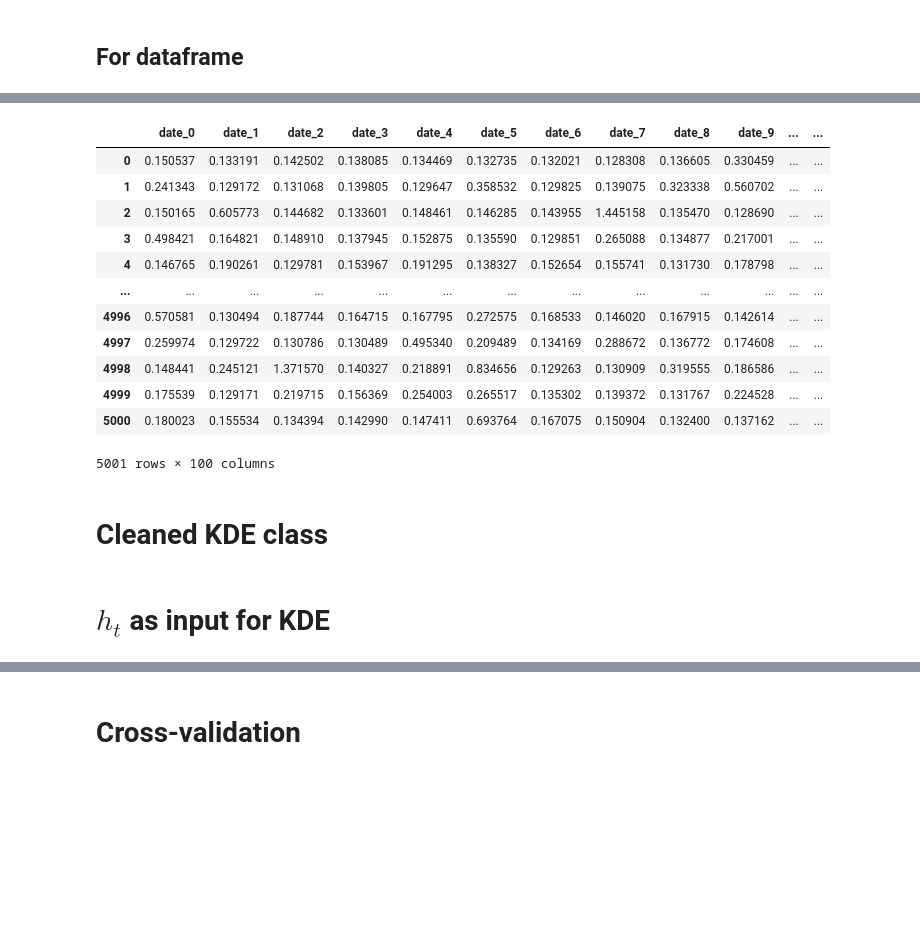
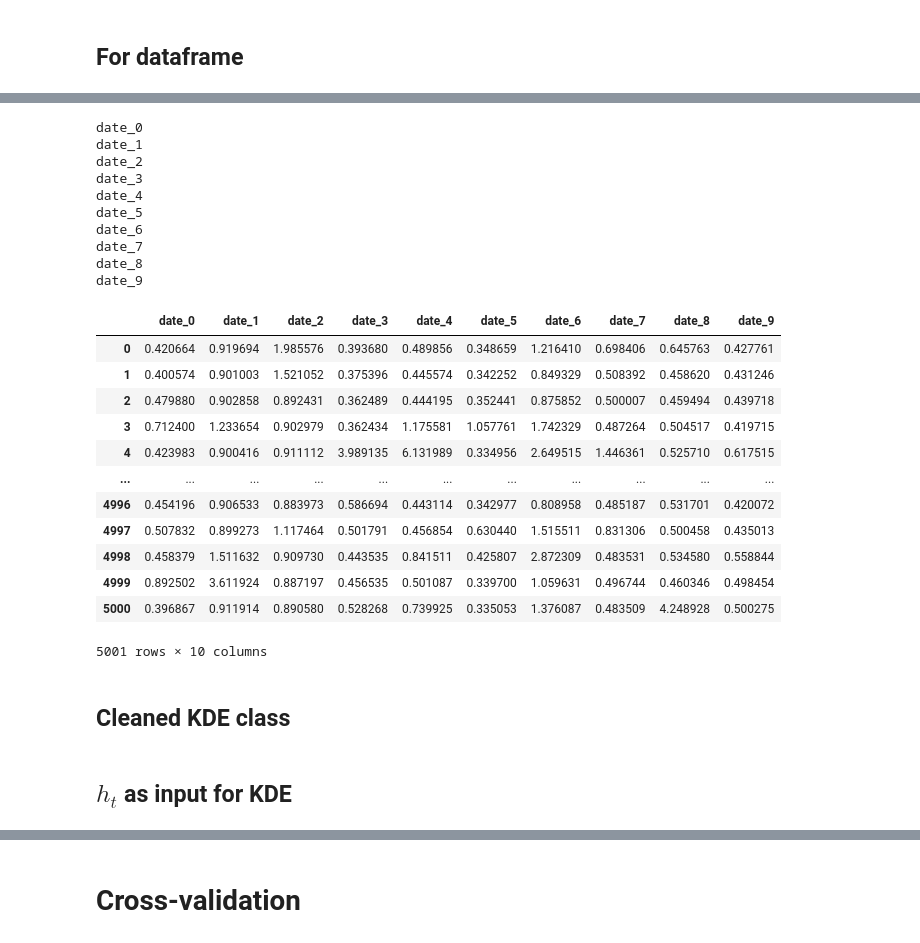
Before and after one commit to matheus-vizzotto/densities4risk, a Jupyter notebook: notebooks/development/bandwidth_selection.ipynb, the cells around one changed output, grey strips where cells are left out. Saved outputs shown, nothing was run; the diff lists cells and outputs as text; code cells hidden in the pictures; blank space fills up the shorter version.

```diff
--- a/notebooks/development/bandwidth_selection.ipynb
+++ b/notebooks/development/bandwidth_selection.ipynb
@@ -196,11 +202,11 @@ def get_rot_bandwidth_ck():
 # %%
-def _gaussian_kernel(self, u):
+def _gaussian_kernel(u):
     """
     Gaussian kernel.
     """
     return norm.pdf(u)
 
-def _t_student_kernel(self, u, df):
+def _t_student_kernel(u, df):
     """
     Student-t kernel.
 
@@ -211,7 +217,7 @@ def _t_student_kernel(self, u, df):
     """
     return t.pdf(u, df=df)
 
-def _epanechnikov_kernel(self, u):
+def _epanechnikov_kernel(u):
     """
     Epanechnikov kernel.
     """
@@ -256,7 +262,7 @@ def _optimize_sklearn(X, bandwidths, cv, kernel):
     grid.fit(X.reshape(-1, 1))
     return grid.best_params_["bandwidth"]
 
-def _optimize_t_student(X, bandwidths, cv, df=3):
+def _optimize_t_student(X, bandwidths, cv, df):
     """Internal helper for manual Student-t LCV."""
     max_log_lik = -np.inf
     best_h = bandwidths[0]
@@ -286,10 +292,14 @@ def _optimize_t_student(X, bandwidths, cv, df=3):
 class BandwidthSelector:
     def __init__(
             self,
-            X: pd.Series
+            X: pd.Series,
+            kernel: str = "gaussian",
+            **kwargs
         ):
         self.X = X
+        self.kernel = kernel
         self.n = X.shape[0]
+        self.kwargs = kwargs
 
     def rot_constants(self) -> List[tuple]:
         rot_elements = get_rot_bandwidth_ck()
@@ -303,10 +313,10 @@ class BandwidthSelector:
 
     def rot(
             self,
-            kernel:       str = "gaussian",
             rule:         str = "silverman",
             sigma_robust: bool = False,
-            return_list:  bool = True
+            return_list:  bool = True,
+            kernel:       str = None
         ) -> Union[float, np.array]:
         """
             Compute the Rule of Thumb (ROT) bandwidth for Kernel Density Estimation.
@@ -352,6 +362,8 @@ class BandwidthSelector:
             Silverman, B. W. (1986). Density Estimation for Statistics and Data Analysis.
             Scott, D. W. (1992). Multivariate Density Estimation.
         """
+        if kernel is None:
+            kernel = self.kernel
         c_k = get_rot_bandwidth_ck()[kernel][rule]
 
         standard_deviation = np.std(self.X, axis=0)
@@ -368,7 +380,7 @@ class BandwidthSelector:
 
     def adaptive_bandwidth(
             self,
-            h: int,
+            h: Union[str,float] = "silverman",
             alpha=0.5
         ) -> np.array:
         """
@@ -416,7 +428,10 @@ class BandwidthSelector:
         square root law. Annals of Statistics, 10(4), 1217-1223.
         """
 
-        f_pilot = _pilot_density(self.X, h)
+        if isinstance(h, str):
+            h = self.rot(kernel="gaussian", rule="silverman", return_list=False)
+
+        f_pilot = _pilot_density(self.X, h=h, kernel=self.kernel, **self.kwargs)
 
         # Numerical safety
         eps = np.finfo(float).eps
@@ -719,7 +758,7 @@ def df_bandwidth_selector(
 # %%
-n_cols = 100
+n_cols = 10
 X = pd.DataFrame(np.random.standard_t(size=[5001, n_cols], df=2), columns=[f"date_{t}" for t in range(n_cols)])
 bw_from_df = BandwidthSelector(X.iloc[:,0])
 
-df_bandwidth_selector(X, method="rot", kernel="epanechnikov", rule="silverman")
+df_bandwidth_selector(X, kernel="epanechnikov", method="rot", rule="silverman")
 # %% [output]
@@ -739,16 +788,26 @@ df_bandwidth_selector(X, method="rot", kernel="epanechnikov", rule="silverman")
 # %%
-df_bandwidth_selector(X, method="adaptive_bandwidth", h = bw_from_df.rot(kernel="gaussian", rule="silverman_adjusted", sigma_robust=True))
+df_bandwidth_selector(X, kernel="t-student", df=2, method="adaptive_bandwidth")
 # %% [output]
+date_0
+date_1
+date_2
+date_3
+date_4
+date_5
+date_6
+date_7
+date_8
+date_9
-|  | date_0 | date_1 | date_2 | date_3 | date_4 | date_5 | date_6 | date_7 | date_8 | date_9 | ... | ... |
-| 0 | 0.150537 | 0.133191 | 0.142502 | 0.138085 | 0.134469 | 0.132735 | 0.132021 | 0.128308 | 0.136605 | 0.330459 | ... | ... |
-| 1 | 0.241343 | 0.129172 | 0.131068 | 0.139805 | 0.129647 | 0.358532 | 0.129825 | 0.139075 | 0.323338 | 0.560702 | ... | ... |
-| 2 | 0.150165 | 0.605773 | 0.144682 | 0.133601 | 0.148461 | 0.146285 | 0.143955 | 1.445158 | 0.135470 | 0.128690 | ... | ... |
-| 3 | 0.498421 | 0.164821 | 0.148910 | 0.137945 | 0.152875 | 0.135590 | 0.129851 | 0.265088 | 0.134877 | 0.217001 | ... | ... |
-| 4 | 0.146765 | 0.190261 | 0.129781 | 0.153967 | 0.191295 | 0.138327 | 0.152654 | 0.155741 | 0.131730 | 0.178798 | ... | ... |
-| ... | ... | ... | ... | ... | ... | ... | ... | ... | ... | ... | ... | ... |
-| 4996 | 0.570581 | 0.130494 | 0.187744 | 0.164715 | 0.167795 | 0.272575 | 0.168533 | 0.146020 | 0.167915 | 0.142614 | ... | ... |
-| 4997 | 0.259974 | 0.129722 | 0.130786 | 0.130489 | 0.495340 | 0.209489 | 0.134169 | 0.288672 | 0.136772 | 0.174608 | ... | ... |
-| 4998 | 0.148441 | 0.245121 | 1.371570 | 0.140327 | 0.218891 | 0.834656 | 0.129263 | 0.130909 | 0.319555 | 0.186586 | ... | ... |
-| 4999 | 0.175539 | 0.129171 | 0.219715 | 0.156369 | 0.254003 | 0.265517 | 0.135302 | 0.139372 | 0.131767 | 0.224528 | ... | ... |
-| 5000 | 0.180023 | 0.155534 | 0.134394 | 0.142990 | 0.147411 | 0.693764 | 0.167075 | 0.150904 | 0.132400 | 0.137162 | ... | ... |
+|  | date_0 | date_1 | date_2 | date_3 | date_4 | date_5 | date_6 | date_7 | date_8 | date_9 |
+| 0 | 0.420664 | 0.919694 | 1.985576 | 0.393680 | 0.489856 | 0.348659 | 1.216410 | 0.698406 | 0.645763 | 0.427761 |
+| 1 | 0.400574 | 0.901003 | 1.521052 | 0.375396 | 0.445574 | 0.342252 | 0.849329 | 0.508392 | 0.458620 | 0.431246 |
+| 2 | 0.479880 | 0.902858 | 0.892431 | 0.362489 | 0.444195 | 0.352441 | 0.875852 | 0.500007 | 0.459494 | 0.439718 |
+| 3 | 0.712400 | 1.233654 | 0.902979 | 0.362434 | 1.175581 | 1.057761 | 1.742329 | 0.487264 | 0.504517 | 0.419715 |
+| 4 | 0.423983 | 0.900416 | 0.911112 | 3.989135 | 6.131989 | 0.334956 | 2.649515 | 1.446361 | 0.525710 | 0.617515 |
+| ... | ... | ... | ... | ... | ... | ... | ... | ... | ... | ... |
+| 4996 | 0.454196 | 0.906533 | 0.883973 | 0.586694 | 0.443114 | 0.342977 | 0.808958 | 0.485187 | 0.531701 | 0.420072 |
+| 4997 | 0.507832 | 0.899273 | 1.117464 | 0.501791 | 0.456854 | 0.630440 | 1.515511 | 0.831306 | 0.500458 | 0.435013 |
+| 4998 | 0.458379 | 1.511632 | 0.909730 | 0.443535 | 0.841511 | 0.425807 | 2.872309 | 0.483531 | 0.534580 | 0.558844 |
+| 4999 | 0.892502 | 3.611924 | 0.887197 | 0.456535 | 0.501087 | 0.339700 | 1.059631 | 0.496744 | 0.460346 | 0.498454 |
+| 5000 | 0.396867 | 0.911914 | 0.890580 | 0.528268 | 0.739925 | 0.335053 | 1.376087 | 0.483509 | 4.248928 | 0.500275 |
-5001 rows × 100 columns
+5001 rows × 10 columns
@@ -757,5 +814,5 @@ df_bandwidth_selector(X, kernel="t-student", method="cross_validate_bandwidth",
 # %% [markdown]
-# Cleaned KDE class
+## Cleaned KDE class
 # %%
 class KernelDensityEstimation:
     """
@@ -951,4 +986,4 @@ class KernelDensityEstimation:
 # %% [markdown]
-# $h_t$ as input for KDE
+## $h_t$ as input for KDE
 # %%
 X.head()
```
Also changed, not shown: parts of 12 cells of this notebook.
